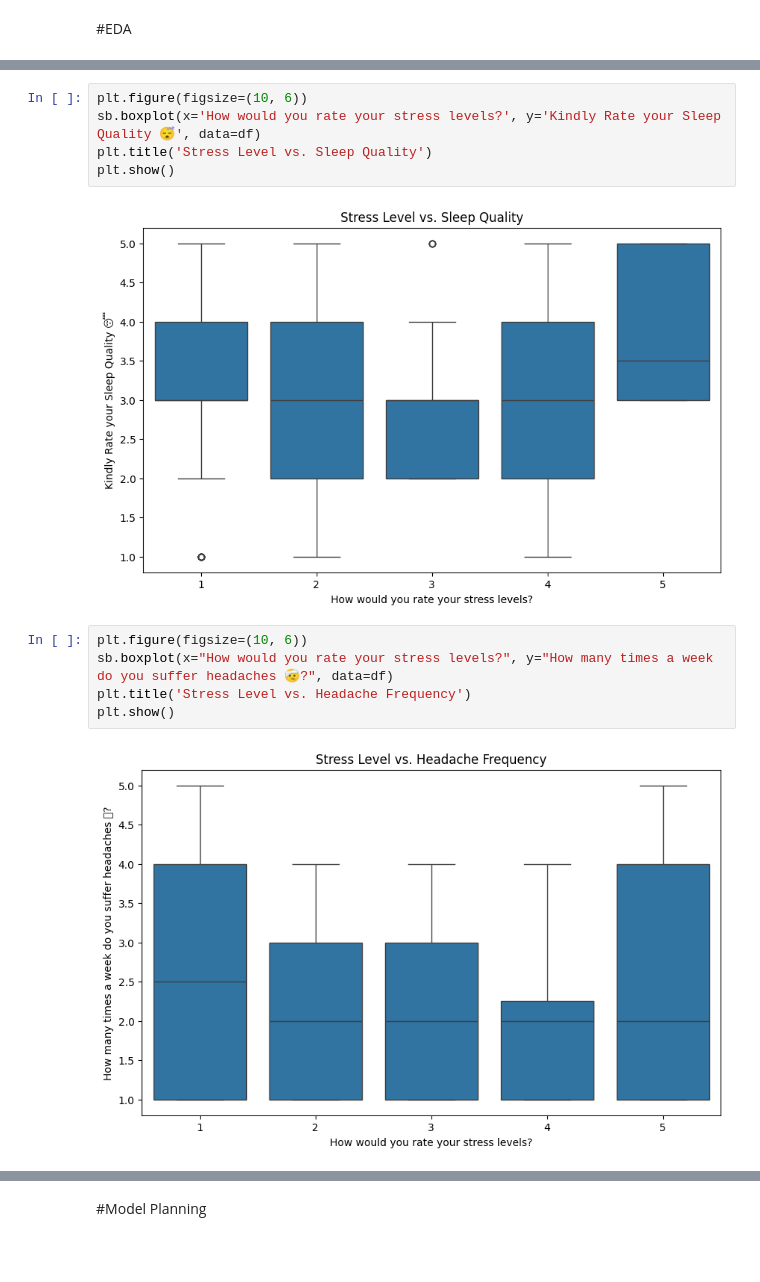
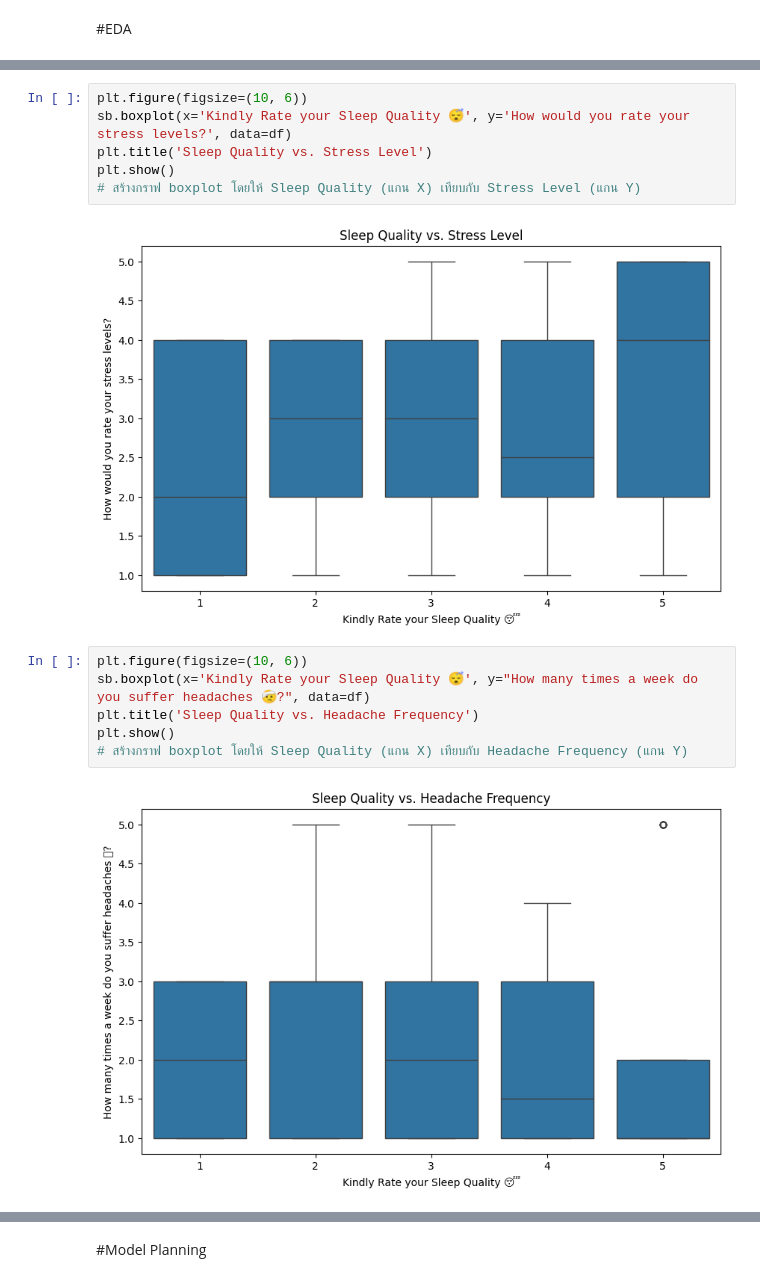
Before and after one commit to Phassakorn512/CS240-termproject, a Jupyter notebook: termproject.ipynb, the cells around one changed output, grey strips where cells are left out. Cells and saved outputs as stored; diff of their text form; blank space fills up the shorter version.

```diff
--- a/termproject.ipynb
+++ b/termproject.ipynb
@@ -254,17 +255,19 @@ plt.show()
 [figure]
 # %%
 plt.figure(figsize=(10, 6))
-sb.boxplot(x='How would you rate your stress levels?', y='Kindly Rate your Sleep Quality 😴', data=df)
-plt.title('Stress Level vs. Sleep Quality')
+sb.boxplot(x='Kindly Rate your Sleep Quality 😴', y='How would you rate your stress levels?', data=df)
+plt.title('Sleep Quality vs. Stress Level')
 plt.show()
+# สร้างกราฟ boxplot โดยให้ Sleep Quality (แกน X) เทียบกับ Stress Level (แกน Y)
 # %% [output]
-[figure, old version]
+[figure, new version]
 # %%
 plt.figure(figsize=(10, 6))
-sb.boxplot(x="How would you rate your stress levels?", y="How many times a week do you suffer headaches 🤕?", data=df)
-plt.title('Stress Level vs. Headache Frequency')
+sb.boxplot(x='Kindly Rate your Sleep Quality 😴', y="How many times a week do you suffer headaches 🤕?", data=df)
+plt.title('Sleep Quality vs. Headache Frequency')
 plt.show()
+# สร้างกราฟ boxplot โดยให้ Sleep Quality (แกน X) เทียบกับ Headache Frequency (แกน Y)
 # %% [output]
-[figure, old version]
+[figure, new version]
 # %%
 plt.figure(figsize=(10, 6))
```
Also changed, not shown: parts of 5 cells of this notebook.
